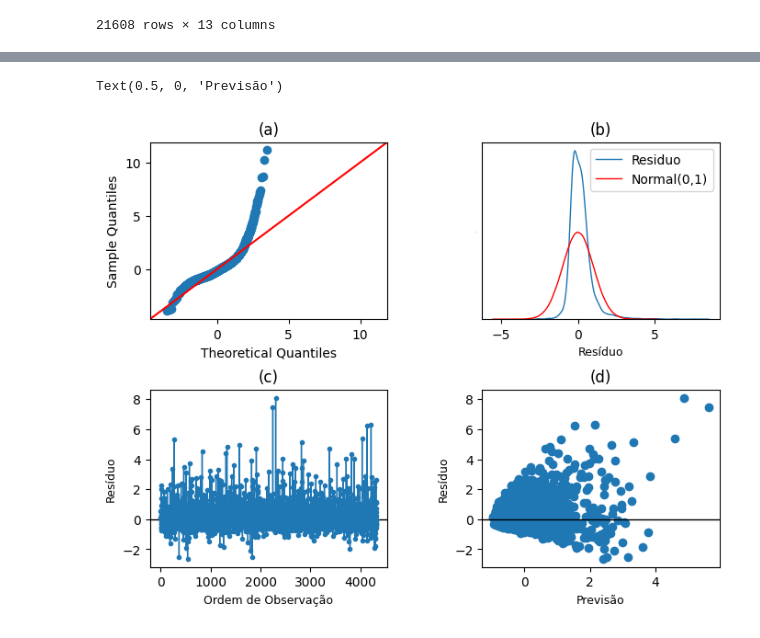
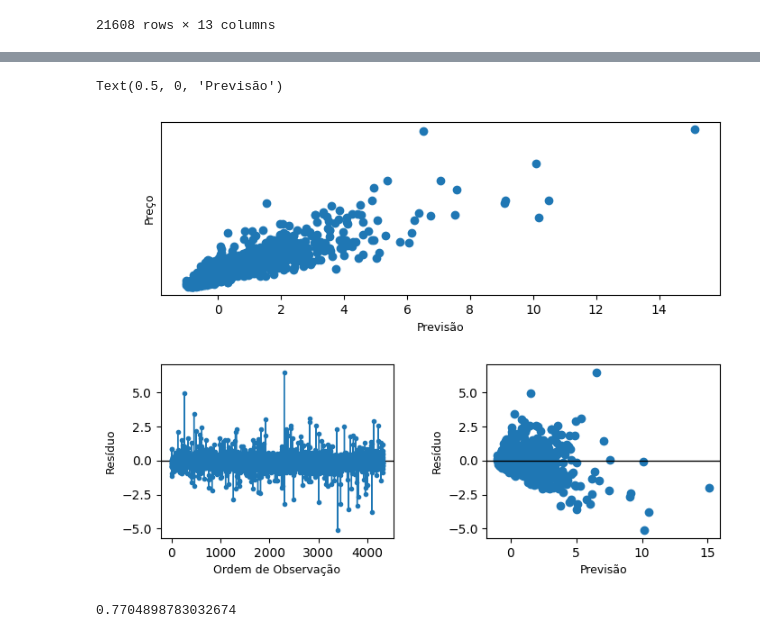
Before and after one commit to MarcioB1999/Previsao_Precos, a Jupyter notebook: Regressao_preço.ipynb, the cells around one changed output, grey strips where cells are left out. Saved outputs shown, nothing was run; the diff lists cells and outputs as text; code cells hidden in the pictures.

```diff
--- a/Regressao_preço.ipynb
+++ b/Regressao_preço.ipynb
@@ -29,7 +29,7 @@ X.head(5)
 | 3 | 2 | 8 | 2014 | 2 | 3 | 4.0 | 47.5150 | 3310 | 2380 | ... |
 | 4 | 1 | 8 | 2014 | 2 | 3 | 4.0 | 47.5443 | 2160 | 1850 | ... |
 # %%
-Y = pd.read_csv('C:/Users/Marcio/Documents/Aprendizado_de_Maquina/arquivos/Y.csv').iloc[:,1:]
+Y = pd.read_csv('Y.csv').iloc[:,1:]
 Y.head(5)
 # %% [output]
 |  | price |
@@ -99,9 +99,8 @@ X_train,X_test = X[:int(len(X)*0.8)], X[int(len(X)*0.8):]
 Y_train,Y_test = Y[:int(len(Y)*0.8)], Y[int(len(Y)*0.8):]
 # %%
 model = keras.Sequential([
-    keras.layers.Dense(11,activation='elu',input_shape=[len(X_train.columns)]),
-    keras.layers.Dense(11,activation='elu'),
-    keras.layers.Dense(11,activation='elu'),
+    keras.layers.Dense(13,activation='elu',input_shape=[len(X_train.columns)]),
+    keras.layers.Dense(13,activation='elu'),
     keras.layers.Dense(1)
 ])
 # %%
@@ -114,7 +113,7 @@ model.compile(
 history = model.fit(
     x=X_train,
     y=Y_train,
-    epochs = 500,
+    epochs = 1000,
     verbose = 0
 )
 # %%
@@ -161,37 +160,36 @@ predict = model.predict(X_test).flatten()
 # %%
-residuos = Y_test-predict
+residuos = Y_test['price']-predict
 # %%
 fig=plt.figure(figsize=(8,6))
-titulo = ['(a)','(b)','(c)','(d)']
+
 plt.subplots_adjust(wspace=0.4, hspace=0.4)
 
 ax=fig.add_subplot(2,2,3)
-ax.set_title(titulo[2])
+
 plt. axhline(y=0,xmin=0,xmax=len(residuos),color='black', linewidth=1)
 plt.plot(range(len(residuos)),residuos,marker='.', linewidth=1)
 plt.ylabel('Resíduo',fontsize=9)
 plt.xlabel('Ordem de Observação',fontsize=9)
 
-ax=fig.add_subplot(2,2,2)
-ax.set_title(titulo[1])
-sns.kdeplot(residuos,label="Residuo", linewidth=1)
-normal = np.random.normal(0, 1,2000000)
-sns.kdeplot(normal,label='Normal(0,1)', linewidth=1,color='red')
-plt.legend()
+ax=fig.add_subplot(2,1,1)
+
+plt.scatter(predict,Y_test['price'])
 plt.yticks([])
-plt.ylabel([], fontsize=0)
-plt.xlabel('Resíduo',fontsize=9)
+plt.ylabel('Preço', fontsize=9)
+plt.xlabel('Previsão',fontsize=9)
 
-ax=fig.add_subplot(2,2,1)
-ax.set_title(titulo[0])
-sm.qqplot(residuos,fit=True,line='45',ax=ax)
+
 
 ax=fig.add_subplot(2,2,4)
-ax.set_title(titulo[3])
+
 plt.scatter(predict,residuos)
 plt.axhline(y=0,xmin=0,xmax=len(predict),color='black', linewidth=1)
 plt.ylabel('Resíduo',fontsize=9)
 plt.xlabel('Previsão',fontsize=9)
 # %% [output]
 Text(0.5, 0, 'Previsão')
-[figure, old version]
+[figure, new version]
+# %%
+m.r2_score(Y_test['price'],predict)
+# %% [output]
+0.7704898783032674
```
Also changed, not shown: parts of 22 cells of this notebook, 2 other files.
